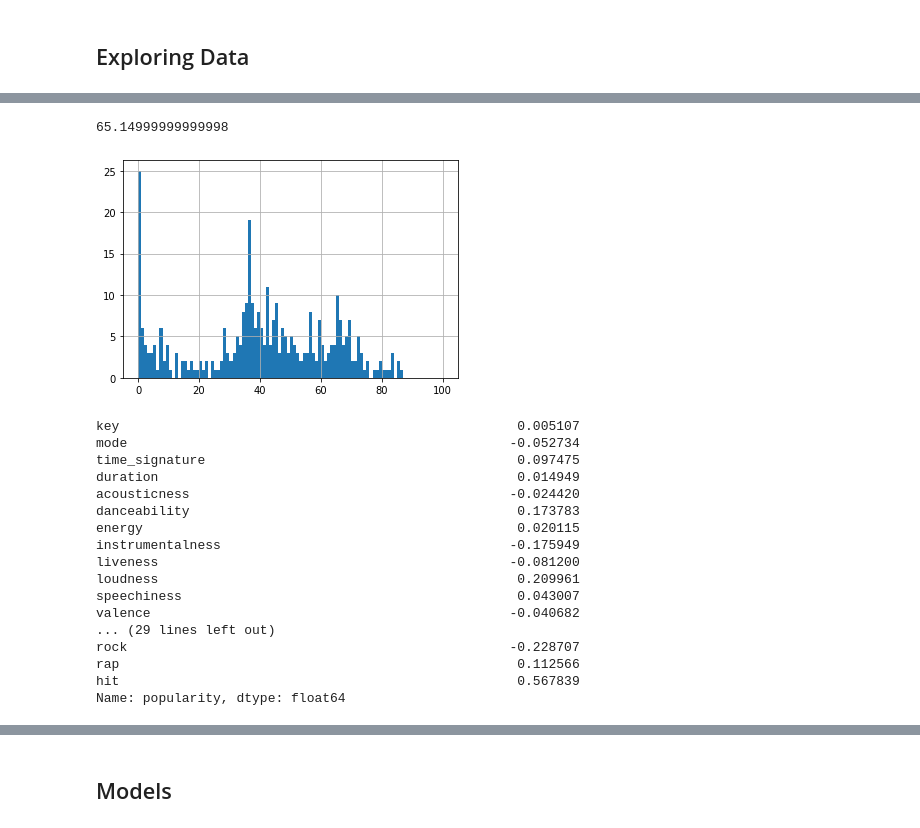
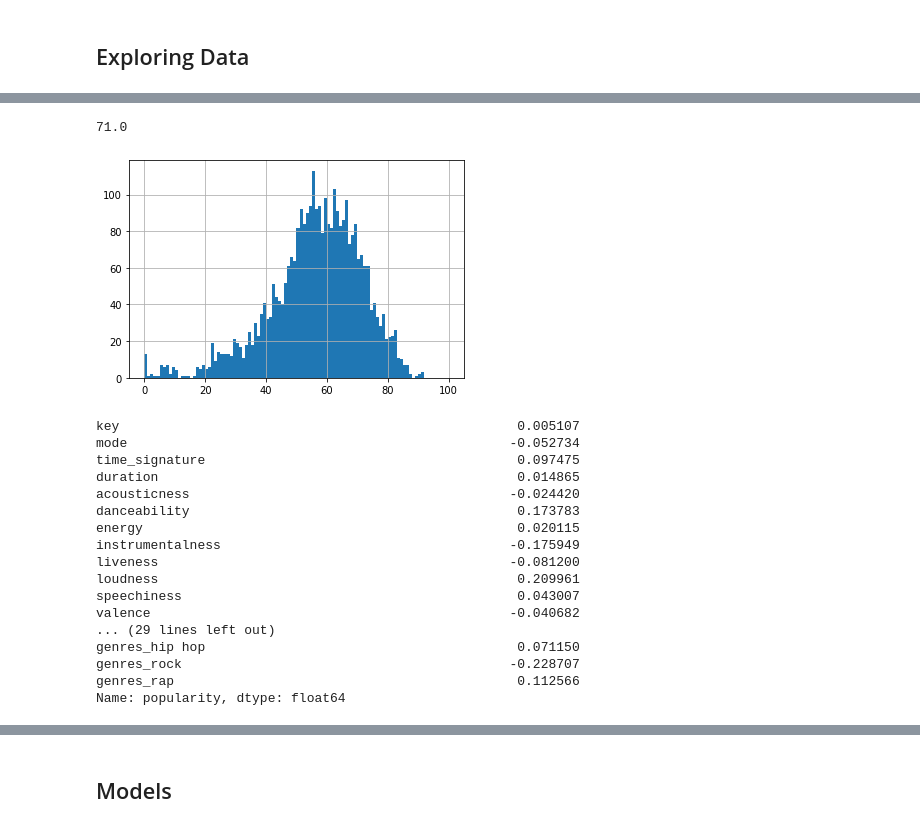
Before and after one commit to APS360-Team-34/Hit-Song-Prediction, a Jupyter notebook: Playground_Rakan.ipynb, the cells around one changed output, grey strips where cells are left out. Saved outputs shown, nothing was run; the diff lists cells and outputs as text; code cells hidden in the pictures.

Commit message:
Fixed normalization issues (normalization based on training data only)

```diff
--- a/Playground_Rakan.ipynb
+++ b/Playground_Rakan.ipynb
@@ -83,9 +76,3 @@ Load the feature data from playlist into a dataframe
 4.   Calculated Info
 5.   Genres
 6.   Target
-# %%
-playlist_name = "2sRZldX6n9oaII70OoO3zB"
-playlist_name = "4wVOVUOLCGhkwcehwpju6V"
-# playlist_name = "EdSheeran"
-
-pl = PL.load_playlist(PROJECT_ROOT + "playlist_" + playlist_name)
@@ -174,0 +172,4 @@ for genre in list(genres_df.columns):
+# %%
+playlist_name = "4wVOVUOLCGhkwcehwpju6V"
+
+playlist_info_df = load_playlist_df(playlist_name)
@@ -246,3 +180,32 @@ Percent Hits: 7.65 %
+# %%
+TRAIN_PCT = 0.7
+VALID_PCT = 0.15
+
+dataframe_to_use = playlist_info_df
+
+dataset_target = 'hit'
+features = list(dataframe_to_use.columns.copy())
+features.remove(dataset_target)
+features.remove('name')
+features.remove('popularity')
+
+''' Scramble DataFrame '''
+seed_torch(0)
+dataframe_to_use = dataframe_to_use.sample(frac=1).reset_index(drop=True)
+
+''' Split Data '''
+num_data = dataframe_to_use.shape[0]
+
+num_train = int(num_data * TRAIN_PCT)
+num_val = int(num_data * VALID_PCT)
+num_test = num_data - num_train - num_val
+
+train_df = dataframe_to_use.iloc[0:num_train]
+val_df = dataframe_to_use.iloc[num_train:num_train+num_val]
+test_df = dataframe_to_use.iloc[num_train+num_val:num_data]
+full_df = pd.concat([train_df, val_df, test_df], axis=0, sort=False)
+
+all_dfs = [train_df, val_df, test_df, full_df]
 # %% [markdown]
 ## Balancing Data
 # %%
@@ -279,16 +375,16 @@ def get_balanced_classification_df(df, hit_cutoff):
 # %%
-classification_df_with_popularity[classification_df_with_popularity.popularity > -1].popularity.hist(bins=range(0,101))
-classification_df_with_popularity.popularity.quantile(0.85)
+full_df[full_df.popularity > -1].popularity.hist(bins=range(0,101))
+full_df.popularity.quantile(0.85)
 # %% [output]
-65.14999999999998
+71.0
-[figure, old version]
+[figure, new version]
 # %%
-classification_df_with_popularity.corr()['popularity']
+full_df.corr()['popularity']
 # %% [output]
 key                                                   0.005107
 mode                                                 -0.052734
 time_signature                                        0.097475
-duration                                              0.014949
+duration                                              0.014865
 acousticness                                         -0.024420
 danceability                                          0.173783
 energy                                                0.020115
@@ -298,9 +394,9 @@ loudness                                              0.209961
 speechiness                                           0.043007
 valence                                              -0.040682
 ... (29 lines left out)
-rock                                                 -0.228707
-rap                                                   0.112566
-hit                                                   0.567839
+genres_hip hop                                        0.071150
+genres_rock                                          -0.228707
+genres_rap                                            0.112566
 Name: popularity, dtype: float64
 # %%
 def plot_feature_and_target(dataframe_to_plot, feature, target):
```
Also changed, not shown: parts of 49 cells of this notebook, 4 other files.
